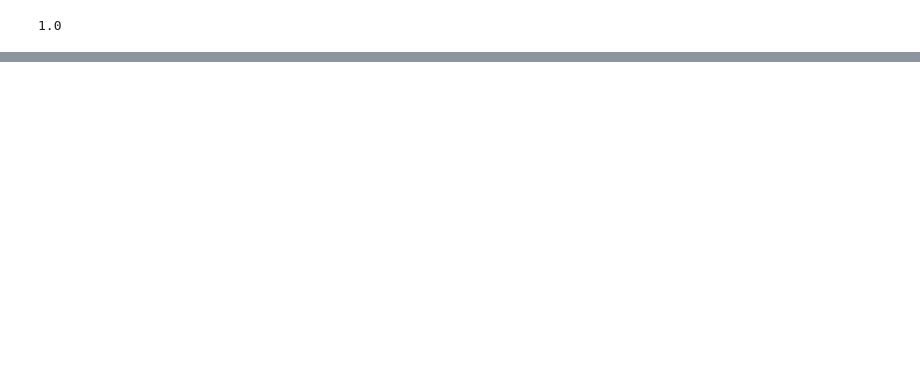
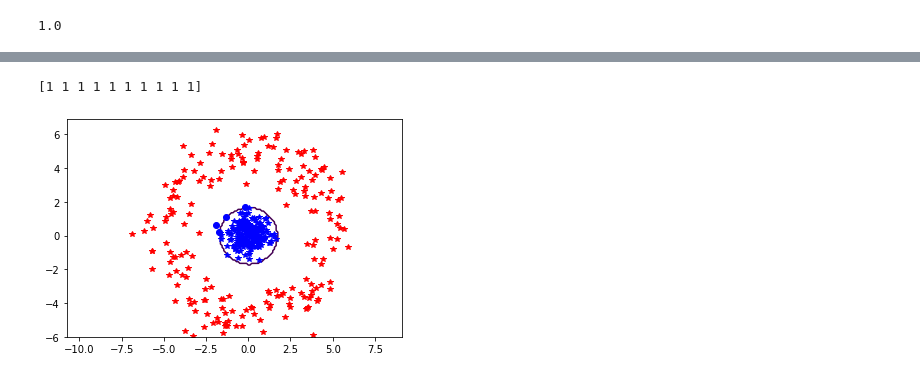
Before and after one commit to mualal/computer-vision-with-python, a Jupyter notebook: 8_classifying_image_content.ipynb, the cells around one changed output, grey strips where cells are left out. Cells and saved outputs as stored; diff of their text form; code cells hidden in the pictures; blank space fills up the shorter version.

Commit message:
compare knn and Bayes classifier results

```diff
--- a/8_classifying_image_content.ipynb
+++ b/8_classifying_image_content.ipynb
@@ -118,3 +117,30 @@ imtools.plot_2d_boundary([-6, 6, -6, 6], [class1, class2], classify, [1, -1])
+# %%
+with open(os.path.join('images_output', 'points_ring_train.pkl'), 'rb') as f:
+    class1 = pickle.load(f)
+    class2 = pickle.load(f)
+    labels = pickle.load(f)
+bc = bayes.BayesClassifier()
+bc.train([class1, class2], [1, -1])
+
+with open(os.path.join('images_output', 'points_ring_test.pkl'), 'rb') as f:
+    class1 = pickle.load(f)
+    class2 = pickle.load(f)
+    labels = pickle.load(f)
+print(bc.classify(class1[:10])[0])
+# %% [output]
+[1 1 1 1 1 1 1 1 1 1]
+# %%
+def classify(
+    x,
+    y,
+    bc=bc
+):
+    points = np.vstack((x, y))
+    return bc.classify(points.T)[0]
+
+imtools.plot_2d_boundary([-6, 6, -6, 6], [class1, class2], classify, [1, -1])
+# %% [output]
+[figure, added]
 # %% [markdown]
 <!--NAVIGATION-->
 <[Глава 7. Поиск изображений](7_searching_images.ipynb) | [Содержание](0_index.ipynb) | [Глава 9. Сегментация изображений](9_image_segmentation.ipynb)>
```
Also changed, not shown: parts of 3 cells of this notebook, 4 other files.
